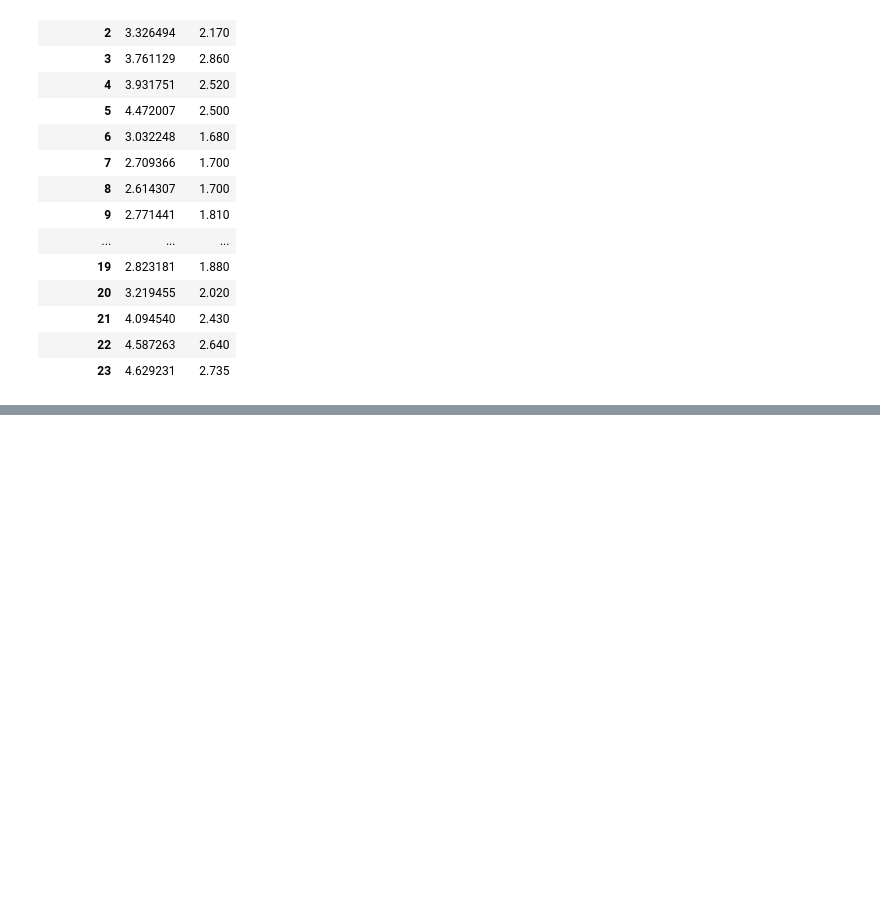
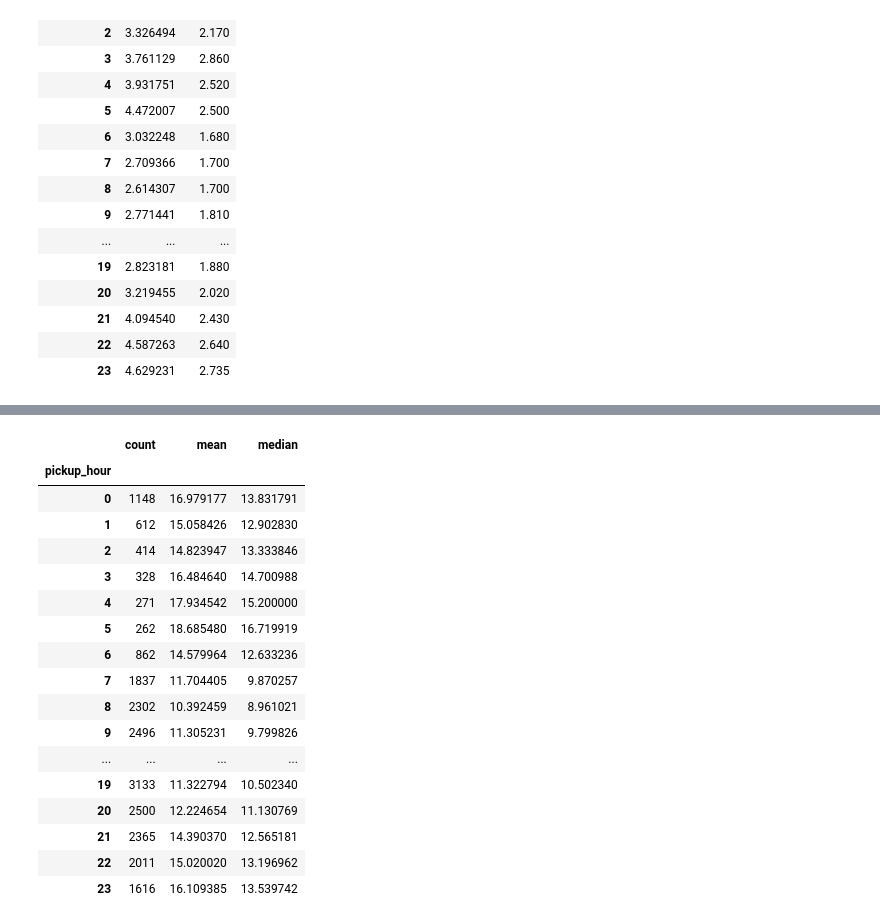
Before and after one commit to ryansapp1206/CS-427, a Jupyter notebook: project 2/project2.ipynb, the cells around one changed output, grey strips where cells are left out. Cells and saved outputs as stored; diff of their text form; code cells hidden in the pictures; blank space fills up the shorter version.

```diff
--- a/project 2/project2.ipynb
+++ b/project 2/project2.ipynb
@@ -87,0 +196,3 @@ trips[trips["trip_distance"] < 100].groupby("pickup_hour").trip_distance.agg(["m
+# %%
+trips["duration_hours"] = (trips.lpep_dropoff_datetime - trips.lpep_pickup_datetime).map(lambda d: d.total_seconds() / 3600)
+trips.duration_hours.describe()
@@ -87,0 +278,21 @@ trips[trips["trip_distance"] < 100].groupby("pickup_hour").trip_distance.agg(["m
+# %%
+speed.groupby("pickup_hour").speed_mph.agg(["count", "mean", "median"])
+# %% [output]
+|  | count | mean | median |
+| pickup_hour |  |  |  |
+| 0 | 1148 | 16.979177 | 13.831791 |
+| 1 | 612 | 15.058426 | 12.902830 |
+| 2 | 414 | 14.823947 | 13.333846 |
+| 3 | 328 | 16.484640 | 14.700988 |
+| 4 | 271 | 17.934542 | 15.200000 |
+| 5 | 262 | 18.685480 | 16.719919 |
+| 6 | 862 | 14.579964 | 12.633236 |
+| 7 | 1837 | 11.704405 | 9.870257 |
+| 8 | 2302 | 10.392459 | 8.961021 |
+| 9 | 2496 | 11.305231 | 9.799826 |
+| ... | ... | ... | ... |
+| 19 | 3133 | 11.322794 | 10.502340 |
+| 20 | 2500 | 12.224654 | 11.130769 |
+| 21 | 2365 | 14.390370 | 12.565181 |
+| 22 | 2011 | 15.020020 | 13.196962 |
+| 23 | 1616 | 16.109385 | 13.539742 |
```
Also changed, not shown: parts of 24 cells of this notebook.
